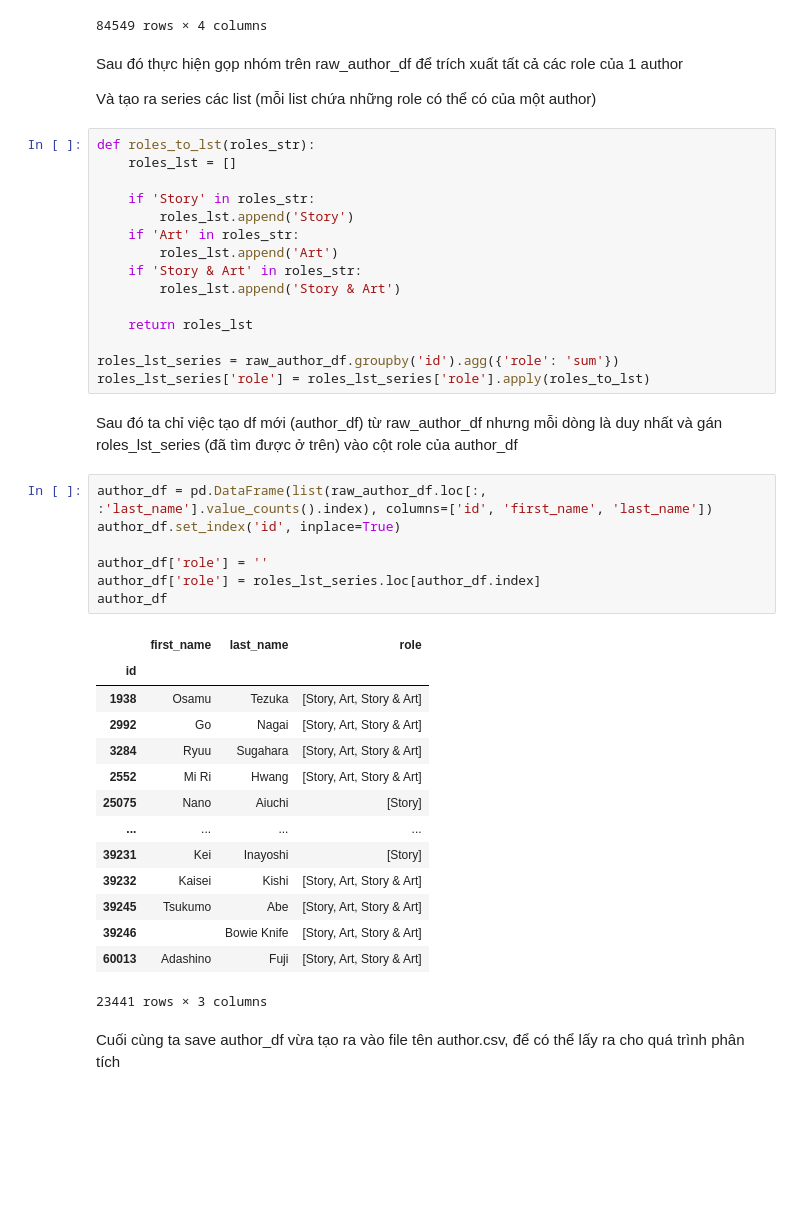
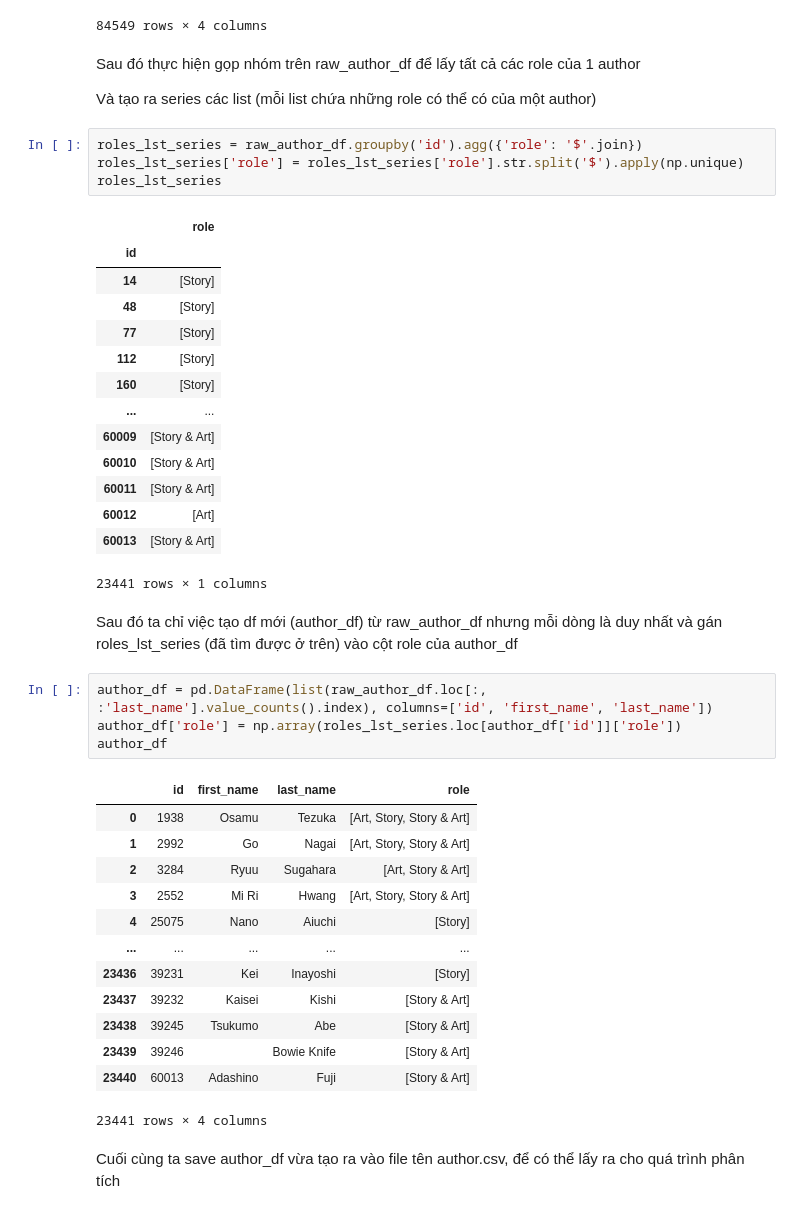
Before and after one commit to lengoctuong/Prj-Manga-Dataset_Programming4DS, a Jupyter notebook: 02_Exploring-and-Preprocessing-Data.ipynb, the cells around one changed output. Saved outputs shown, nothing was run; the diff lists cells and outputs as text; blank space fills up the shorter version.

Commit message:
[03.1.2]_update-planning_update-'author_df'

```diff
--- a/02_Exploring-and-Preprocessing-Data.ipynb
+++ b/02_Exploring-and-Preprocessing-Data.ipynb
@@ -246,48 +246,48 @@ raw_author_df
 | 0 | 52833 | Mirai | Yuzu | Story & Art |
 84549 rows × 4 columns
 # %% [markdown]
-Sau đó thực hiện gọp nhóm trên raw_author_df để trích xuất tất cả các role của 1 author
+Sau đó thực hiện gọp nhóm trên raw_author_df để lấy tất cả các role của 1 author
 
 Và tạo ra series các list (mỗi list chứa những role có thể có của một author)
 # %%
-def roles_to_lst(roles_str):
-    roles_lst = []
-
-    if 'Story' in roles_str:
-        roles_lst.append('Story')
-    if 'Art' in roles_str:
-        roles_lst.append('Art')
-    if 'Story & Art' in roles_str:
-        roles_lst.append('Story & Art')
-
-    return roles_lst
-
-roles_lst_series = raw_author_df.groupby('id').agg({'role': 'sum'})
-roles_lst_series['role'] = roles_lst_series['role'].apply(roles_to_lst)
+roles_lst_series = raw_author_df.groupby('id').agg({'role': '$'.join})
+roles_lst_series['role'] = roles_lst_series['role'].str.split('$').apply(np.unique)
+roles_lst_series
+# %% [output]
+|  | role |
+| id |  |
+| 14 | [Story] |
+| 48 | [Story] |
+| 77 | [Story] |
+| 112 | [Story] |
+| 160 | [Story] |
+| ... | ... |
+| 60009 | [Story & Art] |
+| 60010 | [Story & Art] |
+| 60011 | [Story & Art] |
+| 60012 | [Art] |
+| 60013 | [Story & Art] |
+23441 rows × 1 columns
 # %% [markdown]
 Sau đó ta chỉ việc tạo df mới (author_df) từ raw_author_df nhưng mỗi dòng là duy nhất và gán roles_lst_series (đã tìm được ở trên) vào cột role của author_df
-# %%
-author_df = pd.DataFrame(list(raw_author_df.loc[:, :'last_name'].value_counts().index), columns=['id', 'first_name', 'last_name'])
-author_df.set_index('id', inplace=True)
-
-author_df['role'] = ''
-author_df['role'] = roles_lst_series.loc[author_df.index]
-author_df
-# %% [output]
-|  | first_name | last_name | role |
-| id |  |  |  |
-| 1938 | Osamu | Tezuka | [Story, Art, Story & Art] |
-| 2992 | Go | Nagai | [Story, Art, Story & Art] |
-| 3284 | Ryuu | Sugahara | [Story, Art, Story & Art] |
-| 2552 | Mi Ri | Hwang | [Story, Art, Story & Art] |
-| 25075 | Nano | Aiuchi | [Story] |
-| ... | ... | ... | ... |
-| 39231 | Kei | Inayoshi | [Story] |
-| 39232 | Kaisei | Kishi | [Story, Art, Story & Art] |
-| 39245 | Tsukumo | Abe | [Story, Art, Story & Art] |
-| 39246 |  | Bowie Knife | [Story, Art, Story & Art] |
-| 60013 | Adashino | Fuji | [Story, Art, Story & Art] |
-23441 rows × 3 columns
+# %%
+author_df = pd.DataFrame(list(raw_author_df.loc[:, :'last_name'].value_counts().index), columns=['id', 'first_name', 'last_name'])
+author_df['role'] = np.array(roles_lst_series.loc[author_df['id']]['role'])
+author_df
+# %% [output]
+|  | id | first_name | last_name | role |
+| 0 | 1938 | Osamu | Tezuka | [Art, Story, Story & Art] |
+| 1 | 2992 | Go | Nagai | [Art, Story, Story & Art] |
+| 2 | 3284 | Ryuu | Sugahara | [Art, Story & Art] |
+| 3 | 2552 | Mi Ri | Hwang | [Art, Story, Story & Art] |
+| 4 | 25075 | Nano | Aiuchi | [Story] |
+| ... | ... | ... | ... | ... |
+| 23436 | 39231 | Kei | Inayoshi | [Story] |
+| 23437 | 39232 | Kaisei | Kishi | [Story & Art] |
+| 23438 | 39245 | Tsukumo | Abe | [Story & Art] |
+| 23439 | 39246 |  | Bowie Knife | [Story & Art] |
+| 23440 | 60013 | Adashino | Fuji | [Story & Art] |
+23441 rows × 4 columns
 # %% [markdown]
 Cuối cùng ta save author_df vừa tạo ra vào file tên author.csv, để có thể lấy ra cho quá trình phân tích
 # %%
```
Also changed, not shown: 2 other files.
